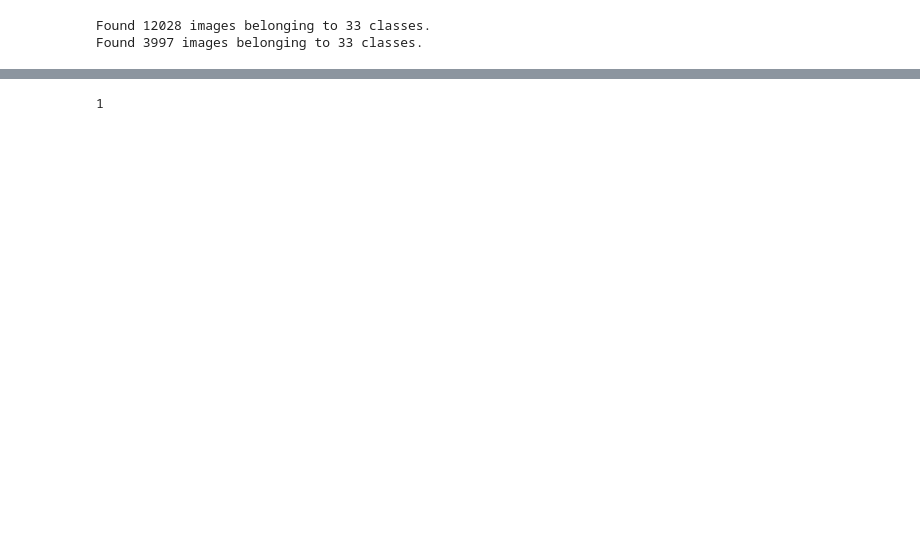
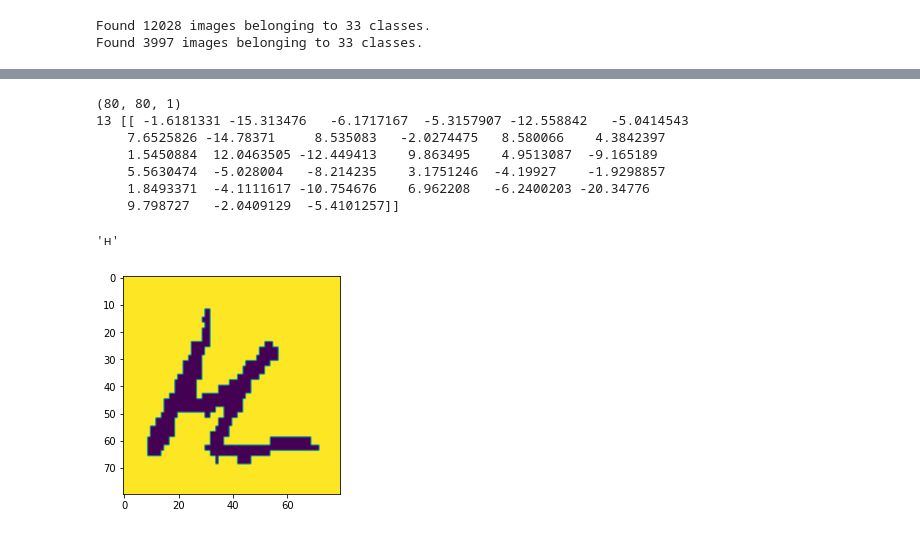
Before and after one commit to dumperize/letters_cv, a Jupyter notebook: index.ipynb, the cells around one changed output, grey strips where cells are left out. Drawn from its saved outputs; the diff is of its cells as text; code cells hidden in the pictures; blank space fills up the shorter version.

```diff
--- a/index.ipynb
+++ b/index.ipynb
@@ -311,7 +220,23 @@ predict = model.predict(validation_gen)
-# %%
-np.argmax(predict[0])
-# %% [output]
-1
+# %%
+print(validation_gen[0][0][0].shape)
+d = validation_gen[0][0][1]
+
+plt.imshow(d.astype("uint8"))
+prediction = model.predict(np.array([d]))
+ind = np.argmax(prediction)
+print(ind, prediction)
+class_names = ['а', 'б', 'в', 'г', 'д', 'е', 'ж', 'з', 'и', 'й', 'к', 'л', 'м', 'н', 'о', 'п', 'р', 'с', 'т', 'у', 'ф', 'х', 'ц', 'ч', 'ш', 'щ', 'ъ', 'ы', 'ь', 'э', 'ю', 'я', 'ё']
+class_names[ind]
+# %% [output]
+(80, 80, 1)
+13 [[ -1.6181331 -15.313476   -6.1717167  -5.3157907 -12.558842   -5.0414543
+    7.6525826 -14.78371     8.535083   -2.0274475   8.580066    4.3842397
+    1.5450884  12.0463505 -12.449413    9.863495    4.9513087  -9.165189
+    5.5630474  -5.028004   -8.214235    3.1751246  -4.19927    -1.9298857
+    1.8493371  -4.1111617 -10.754676    6.962208   -6.2400203 -20.34776
+    9.798727   -2.0409129  -5.4101257]]
+'н'
+[figure, added]
 # %%
 model.save('weight/20-epoch')
 # %% [output]
```
Also changed, not shown: parts of 24 cells of this notebook, 6 other files.
